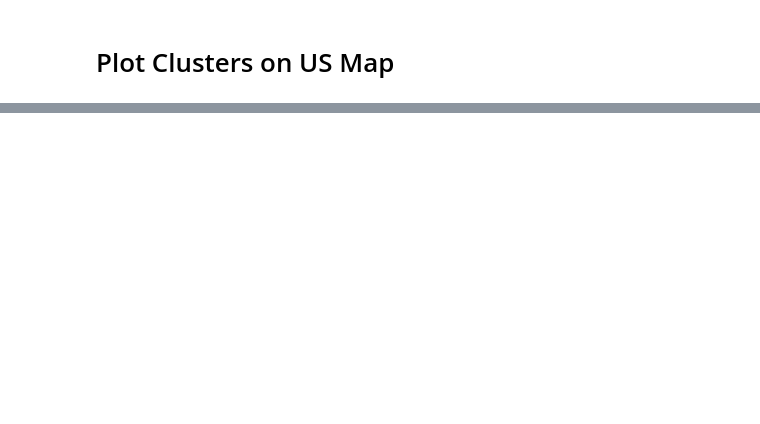
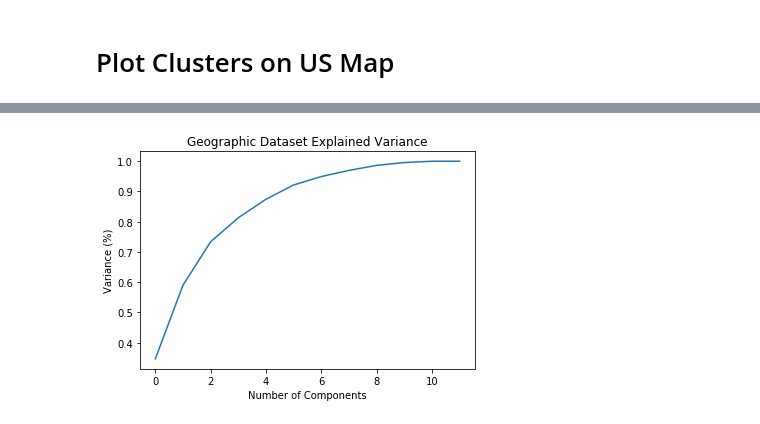
Before and after one commit to agupta01/ds3-zillow, a Jupyter notebook: geographic_eda/pca_clustering_geo.ipynb, the cells around one changed output, grey strips where cells are left out. Drawn from its saved outputs; the diff is of its cells as text; code cells hidden in the pictures; blank space fills up the shorter version.

```diff
--- a/geographic_eda/pca_clustering_geo.ipynb
+++ b/geographic_eda/pca_clustering_geo.ipynb
@@ -162,0 +183,11 @@ fig.show()
+# %%
+pca_no_au3 = PCA().fit(x)
+
+plt.figure()
+plt.plot(np.cumsum(pca_no_au3.explained_variance_ratio_))
+plt.xlabel('Number of Components')
+plt.ylabel('Variance (%)') # For each component
+plt.title('Geographic Dataset Explained Variance')
+plt.show()
+# %% [output]
+[figure, added]
```
Also changed, not shown: parts of 11 cells of this notebook.
